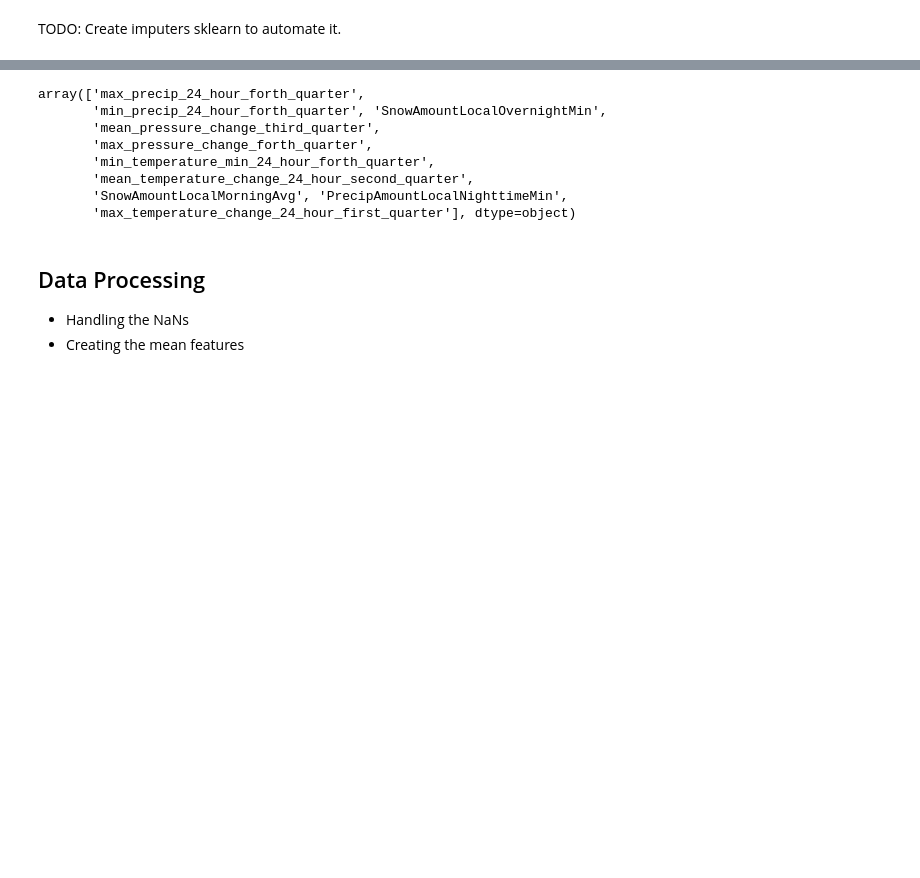
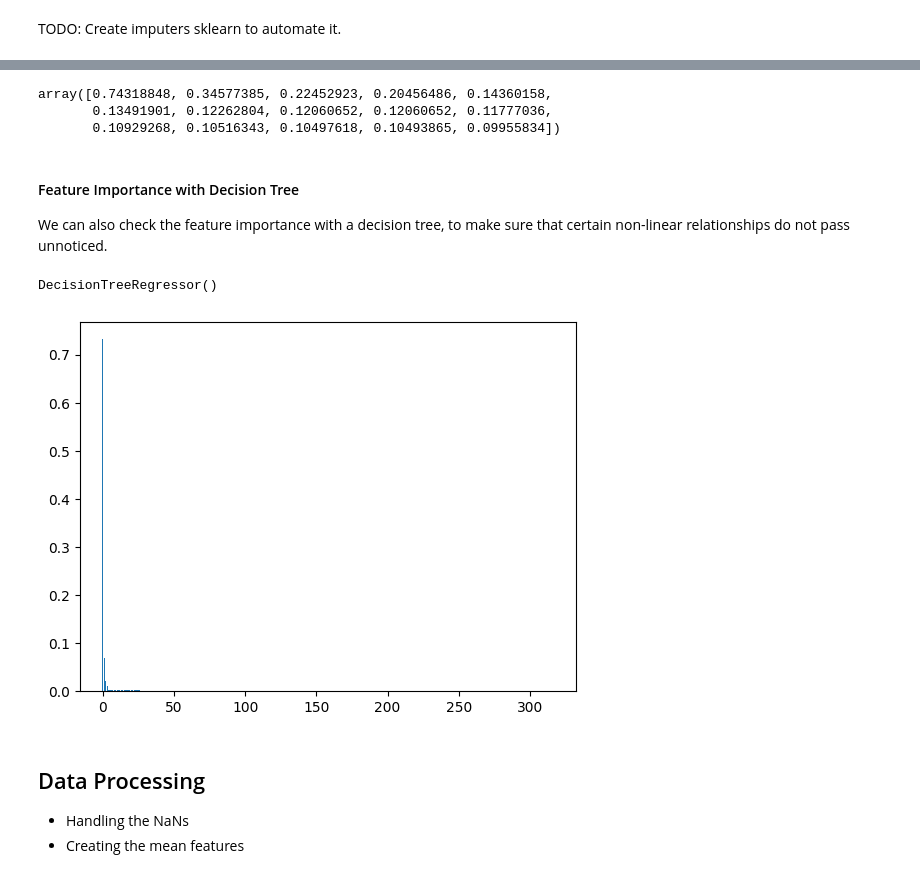
Before and after one commit to Savitar-Hub/sales-forecasting, a Jupyter notebook: wine-production/1. Exploratory Data Analysis.ipynb, the cells around one changed output, grey strips where cells are left out. Saved outputs shown, nothing was run; the diff lists cells and outputs as text; code cells hidden in the pictures; blank space fills up the shorter version.

```diff
--- a/wine-production/1. Exploratory Data Analysis.ipynb
+++ b/wine-production/1. Exploratory Data Analysis.ipynb
@@ -974,11 +978,26 @@ negative_importance = X_train_feature_importance_columns[importance_sorted][-amo
-# %%
-negative_importance
-# %% [output]
-array(['max_precip_24_hour_forth_quarter',
-       'min_precip_24_hour_forth_quarter', 'SnowAmountLocalOvernightMin',
-       'mean_pressure_change_third_quarter',
-       'max_pressure_change_forth_quarter',
-       'min_temperature_min_24_hour_forth_quarter',
-       'mean_temperature_change_24_hour_second_quarter',
-       'SnowAmountLocalMorningAvg', 'PrecipAmountLocalNighttimeMin',
-       'max_temperature_change_24_hour_first_quarter'], dtype=object)
+# %%
+importance[importance_sorted][:amount]
+# %% [output]
+array([0.74318848, 0.34577385, 0.22452923, 0.20456486, 0.14360158,
+       0.13491901, 0.12262804, 0.12060652, 0.12060652, 0.11777036,
+       0.10929268, 0.10516343, 0.10497618, 0.10493865, 0.09955834])
+# %% [markdown]
+#### Feature Importance with Decision Tree
+
+We can also check the feature importance with a decision tree, to make sure that certain non-linear relationships do not pass unnoticed.
+# %%
+model_dt = DecisionTreeRegressor()
+model_dt.fit(
+    X_train_feature_importance,
+    Y_train_df_explore.loc[X_train_feature_importance_idx, 'production_log']
+)
+# %% [output]
+DecisionTreeRegressor()
+# %%
+importances_dt = model_dt.feature_importances_
+
+importances_dt_sorted = importances_dt.argsort()[::-1]
+plt.bar([x for x in range(len(importances_dt))], importances_dt[importances_dt_sorted])
+plt.show()
+# %% [output]
+[figure, added]
```
Also changed, not shown: parts of 7 cells of this notebook.
